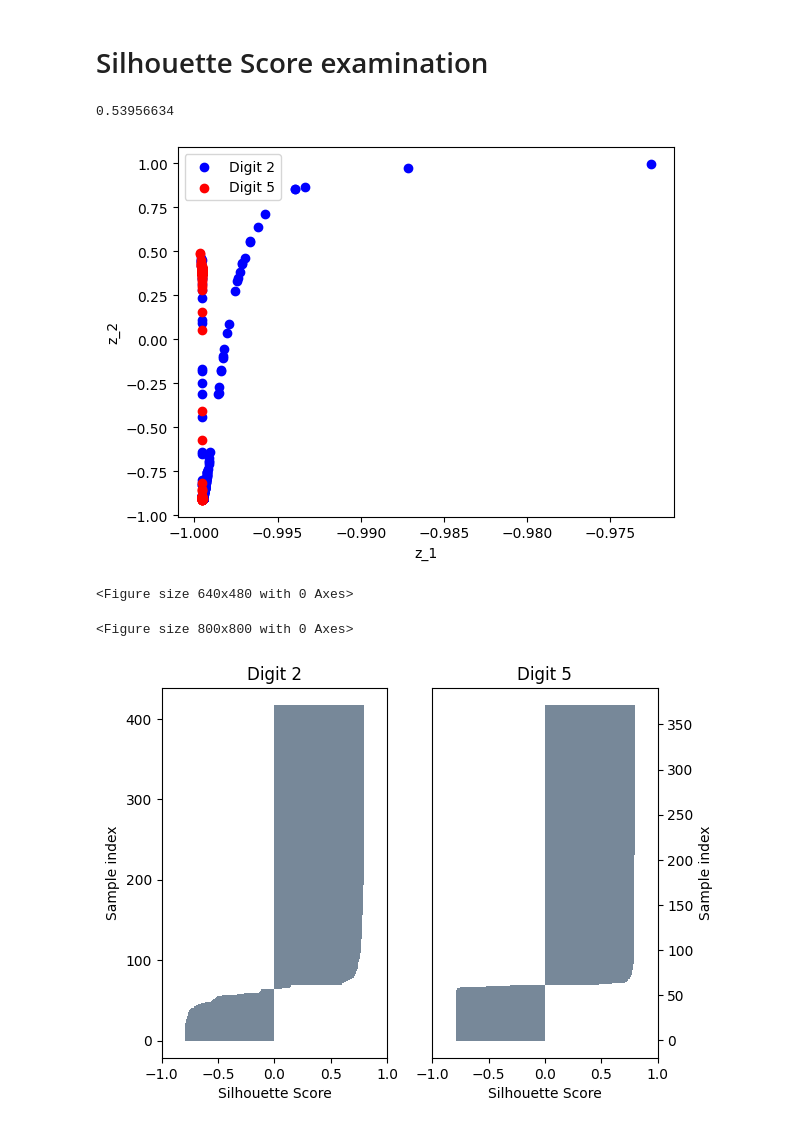
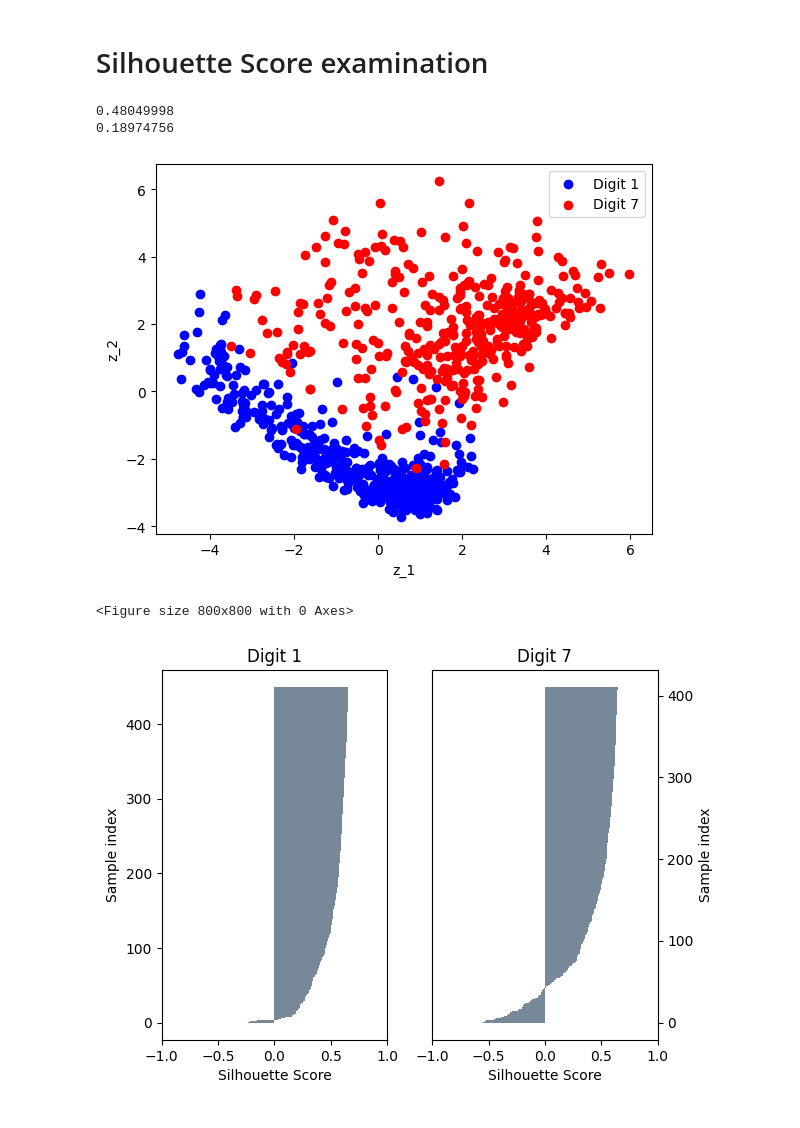
Before and after one commit to jlancione/DeepLearningProject, a Jupyter notebook: ae.ipynb, the cells around one changed output. Cells and saved outputs as stored; diff of their text form; code cells hidden in the pictures.

```diff
--- a/ae.ipynb
+++ b/ae.ipynb
@@ -14,21 +14,21 @@ import matplotlib.pyplot as plt
 # %%
 BATCH_SIZE = 8
 
-DENOISING = True
+DENOISING = False
 
 ## Architecture parameters
 IMAGE_DIM = 28*28
 LATENT_DIM = 2
-HIDDEN_DIM = [128, 32]
+HIDDEN_DIM = [2]
 TIED_WEIGHTS = False
-LINEAR = False
+LINEAR = True
 
 ## Training setup
 LR = 1e-2
 WEIGHT_DECAY = 1e-6
-EPOCHS = 20
+EPOCHS = 25
 
-DIGITS = [2,5] # with 0 it breaks somewhere
+DIGITS = [1,7] # with 0 it breaks somewhere
 # %% [markdown]
 ## Dataset download and setup
 # %%
@@ -91,8 +91,8 @@ train_loader = torch.utils.data.DataLoader(train_data, batch_size=BATCH_SIZE,
 val_loader   = torch.utils.data.DataLoader(val_data,   batch_size=len(val_data), shuffle=False)
 #test_loader  = torch.utils.data.DataLoader(test_data,  batch_size=len(test_data),shuffle=False)
 # %%
-def add_noise(data, sigma = .3):
-    noise = sigma*torch.randn_like(data)
+def add_noise(data, noise_factor = .3):
+    noise = noise_factor*torch.randn_like(data)
     noisy_data = torch.clip(data + noise, 0, 1)
     return noisy_data
 # %% [markdown]
@@ -394,6 +423,7 @@ import numpy as np
 # Facciamolo sul validation set
 # fallo passare attrav il modello ed estrai z
 s_score = 0
+s_score_original = 0
 s_array = np.ones(len(val_loader))
 indices = [np.ones(len(val_loader)), np.ones(len(val_loader))]
 
@@ -403,6 +433,7 @@ with torch.no_grad():
         _, z = model(images)
 
         flatten = nn.Flatten(1,3)
+        images = flatten(images)
         indices[0] = (labels==DIGITS[0])
         indices[1] = (labels==DIGITS[1])
 
@@ -414,6 +445,7 @@ with torch.no_grad():
         #s_score = silhouette_score(distances.numpy(), labels.numpy(), metric='precomputed')
         #s_array = silhouette_samples(distances.numpy(), labels.numpy(), metric='precomputed')
 
+        s_score_original = silhouette_score(images.numpy(), labels.numpy())
         s_score = silhouette_score(z.numpy(), labels.numpy())
         s_array = silhouette_samples(z.numpy(), labels.numpy())
         break
@@ -421,28 +453,35 @@ with torch.no_grad():
 s_array = [np.sort(s_array[indices[0]]), np.sort(s_array[indices[1]])]
 
 print(s_score)
+print(s_score_original)
 # %% [output]
-0.53956634
+0.48049998
+0.18974756
 # %%
 plt.scatter(z[indices[0],0], z[indices[0],1], color='blue', label=f'Digit {DIGITS[0]}')
 plt.scatter(z[indices[1],0], z[indices[1],1], color='red', label=f'Digit {DIGITS[1]}')
 
 plt.xlabel('z_1')
 plt.ylabel('z_2')
 
 plt.legend()
-plt.show()
 
-filename = f'./Report/Images/scatter{DIGITS[0]}-{DIGITS[1]}'
+filename = f'./Report/Images'
+if DENOISING:
+    filename += '/Denoising'
+if LINEAR:
+    filename += '/Linear'
+filename += f'/scatter{DIGITS[0]}-{DIGITS[1]}'
 if DENOISING:
     filename += '_denoising'
 if LINEAR:
     filename += '_pca'
 filename += '.png'
 plt.savefig(filename)
+
+plt.show()
 # %% [output]
-[figure, old version]
+[figure, new version]
-<Figure size 640x480 with 0 Axes>
 # %%
 plt.figure(figsize=(8,8))
 figs, axis = plt.subplots(1,2)
@@ -457,14 +496,20 @@ for i, s_arr in enumerate(s_array):
         axis[i].yaxis.set_label_position('right')
 
 
-plt.show()
-filename = f'./Report/Images/s_score{DIGITS[0]}-{DIGITS[1]}'
+filename = f'./Report/Images'
+if DENOISING:
+    filename += '/Denoising'
+if LINEAR:
+    filename += '/Linear'
+filename += f'/s_score{DIGITS[0]}-{DIGITS[1]}'
 if DENOISING:
     filename += '_denoising'
 if LINEAR:
     filename += '_pca'
 filename += '.png'
 plt.savefig(filename)
+
+plt.show()
 # %% [output]
 <Figure size 800x800 with 0 Axes>
-[figure, old version]
+[figure, new version]
```
Also changed, not shown: parts of 9 cells of this notebook, 31 other files.
